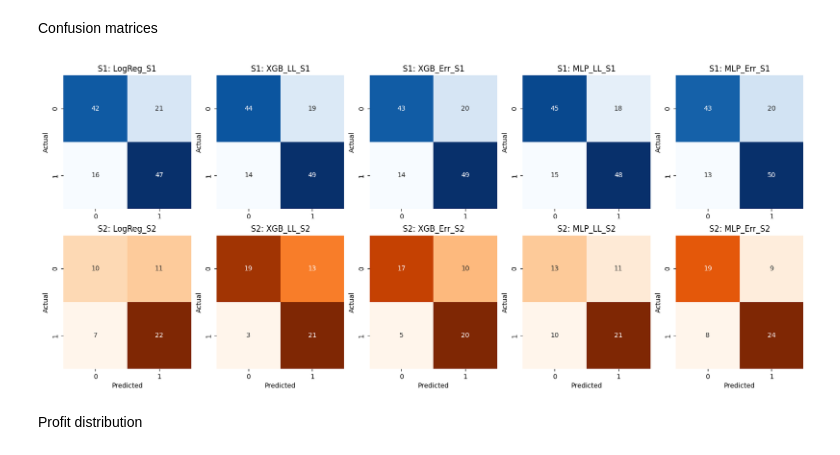
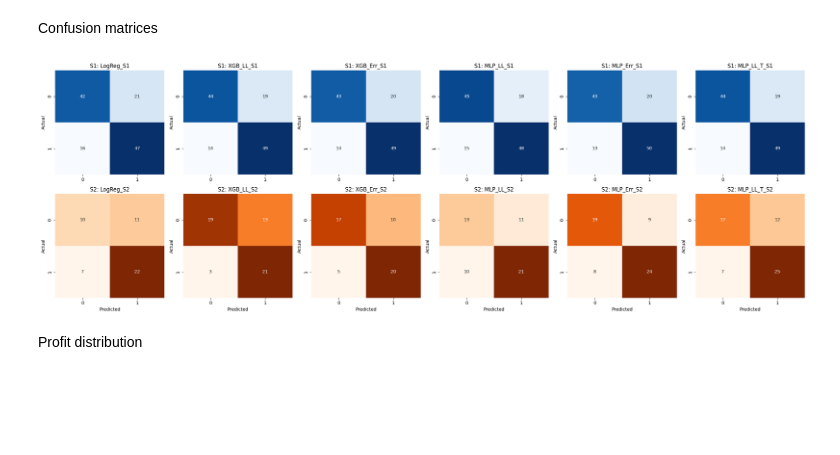
Before and after one commit to DataNinja100/Tennis-Prediction, a Jupyter notebook: CODE/Betting.ipynb, the cells around one changed output. Cells and saved outputs as stored; diff of their text form; code cells hidden in the pictures; blank space fills up the shorter version.

Commit message:
added MLP+temp as 6th model

```diff
--- a/CODE/Betting.ipynb
+++ b/CODE/Betting.ipynb
@@ -480,8 +595,8 @@ Equity curve
 #Strategy 1 equity curves
 fig, axes = plt.subplots(1, 2, figsize=(14, 5))
 
-strat1_data = [log_reg_cum, xgb_ll_cum, xgb_err_cum, mlp_ll_cum, mlp_err_cum]
-strat1_models = ['LogReg_S1', 'XGB_LL_S1', 'XGB_Err_S1', 'MLP_LL_S1', 'MLP_Err_S1']
+strat1_data = [log_reg_cum, xgb_ll_cum, xgb_err_cum, mlp_ll_cum, mlp_err_cum, mlp_ll_temp_cum]
+strat1_models = ['LogReg_S1', 'XGB_LL_S1', 'XGB_Err_S1', 'MLP_LL_S1', 'MLP_Err_S1', 'MLP_LL_T_S1']
 
 for i, name in enumerate(strat1_models):
     axes[0].plot(cum_profs[i], label=name, linewidth=1.5)
@@ -494,11 +609,11 @@ axes[0].legend(loc='lower left')
 axes[0].grid(True, alpha=0.3)
 
 # Strategy 2 equity curves
-strat2_data = [log_reg_cum2, xgb_ll_cum2, xgb_err_cum2, mlp_ll_cum2, mlp_err_cum2]
-strat2_models = ['LogReg_S2', 'XGB_LL_S2', 'XGB_Err_S2', 'MLP_LL_S2', 'MLP_Err_S2']
+strat2_data = [log_reg_cum2, xgb_ll_cum2, xgb_err_cum2, mlp_ll_cum2, mlp_err_cum2, mlp_ll_temp_cum2]
+strat2_models = ['LogReg_S2', 'XGB_LL_S2', 'XGB_Err_S2', 'MLP_LL_S2', 'MLP_Err_S2', 'MLP_LL_T_S2']
 
 for i, name in enumerate(strat2_models):
-    axes[1].plot(cum_profs[i+5], label=name, linewidth=1.5)
+    axes[1].plot(cum_profs[i+6], label=name, linewidth=1.5)
 
 axes[1].axhline(y=0, color='black', linewidth=0.8)
 axes[1].set_xlabel('Bet Number')
@@ -533,17 +648,23 @@ def normalise(values, invert=False):
         norm = [1 - n for n in norm]
     return norm
 
-# Get normalised values for all models
-all_models = strat1_models + strat2_models
-roi_norm = normalise(df_results.loc['ROI'].values)
-sharpe_norm = normalise(df_results.loc['Sharpe'].values)
-wr_norm = normalise(df_results.loc['Win Rate'].values)
-pf_norm = normalise(df_results.loc['Profit Factor'].values)
-mace_norm = normalise(df_results.loc['MACE'].values, invert=True)  # Lower is better
+# Normalise within Strategy 1 only
+roi_norm_s1 = normalise(df_results.loc['ROI', strat1_models].values)
+sharpe_norm_s1 = normalise(df_results.loc['Sharpe', strat1_models].values)
+wr_norm_s1 = normalise(df_results.loc['Win Rate', strat1_models].values)
+pf_norm_s1 = normalise(df_results.loc['Profit Factor', strat1_models].values)
+mace_norm_s1 = normalise(df_results.loc['MACE', strat1_models].values, invert=True)
+
+# Normalise within Strategy 2 only
+roi_norm_s2 = normalise(df_results.loc['ROI', strat2_models].values)
+sharpe_norm_s2 = normalise(df_results.loc['Sharpe', strat2_models].values)
+wr_norm_s2 = normalise(df_results.loc['Win Rate', strat2_models].values)
+pf_norm_s2 = normalise(df_results.loc['Profit Factor', strat2_models].values)
+mace_norm_s2 = normalise(df_results.loc['MACE', strat2_models].values, invert=True)
 
 # Strategy 1
-for i, model in enumerate(zip(strat1_models)):
-    values = [roi_norm[i], sharpe_norm[i], wr_norm[i], pf_norm[i], mace_norm[i]]
+for i, model in enumerate(strat1_models):
+    values = [roi_norm_s1[i], sharpe_norm_s1[i], wr_norm_s1[i], pf_norm_s1[i], mace_norm_s1[i]]
     values += values[:1]
     axes[0].plot(angles, values, 'o-', label=model)
     axes[0].fill(angles, values, alpha=0.1)
@@ -554,8 +675,8 @@ axes[0].set_title('Strategy 1: Model Comparison')
 axes[0].legend(loc='lower right', bbox_to_anchor=(1.25, 0))
 
 # Strategy 2
-for i, model in enumerate(zip(strat2_models)):
-    values = [roi_norm[i+5], sharpe_norm[i+5], wr_norm[i+5], pf_norm[i+5], mace_norm[i+5]]
+for i, model in enumerate(strat2_models):
+    values = [roi_norm_s2[i], sharpe_norm_s2[i], wr_norm_s2[i], pf_norm_s2[i], mace_norm_s2[i]]
     values += values[:1]
     axes[1].plot(angles, values, 'o-', label=model)
     axes[1].fill(angles, values, alpha=0.1)
@@ -565,5 +686,6 @@ axes[1].set_xticklabels(metrics)
 axes[1].set_title('Strategy 2: Model Comparison')
 axes[1].legend(loc='upper right', bbox_to_anchor=(1.3, 1))
 
+plt.tight_layout()
 plt.show()
 # %% [output]
@@ -636,29 +758,29 @@ plt.show()
 # %% [markdown]
 Confusion matrices
 # %%
-fig, axes = plt.subplots(2, 5, figsize=(20, 8))
+fig, axes = plt.subplots(2, 6, figsize=(24, 8))
 
 # Strategy 1
 for i, (data, name) in enumerate(zip(strat1_data, strat1_models)):
     preds = [1 if p >= 0.5 else 0 for p in data['Prob']]
     cm = confusion_matrix(data['Act'], preds)
     sns.heatmap(cm, annot=True, fmt='d', cmap='Blues', ax=axes[0, i], cbar=False)
     axes[0, i].set_ylabel('Actual')
     axes[0, i].set_title(f'S1: {name}')
 
 # Strategy 2
 for i, (data, name) in enumerate(zip(strat2_data, strat2_models)):
     preds = [1 if p >= 0.5 else 0 for p in data['Prob']]
     cm = confusion_matrix(data['Act'], preds)
     sns.heatmap(cm, annot=True, fmt='d', cmap='Oranges', ax=axes[1, i], cbar=False)
     axes[1, i].set_xlabel('Predicted')
     axes[1, i].set_ylabel('Actual')
     axes[1, i].set_title(f'S2: {name}')
 
-
+plt.tight_layout()
 plt.show()
 # %% [output]
-[figure, old version]
+[figure, new version]
 # %% [markdown]
 Profit distribution
 # %%
```
Also changed, not shown: parts of 10 cells of this notebook.
